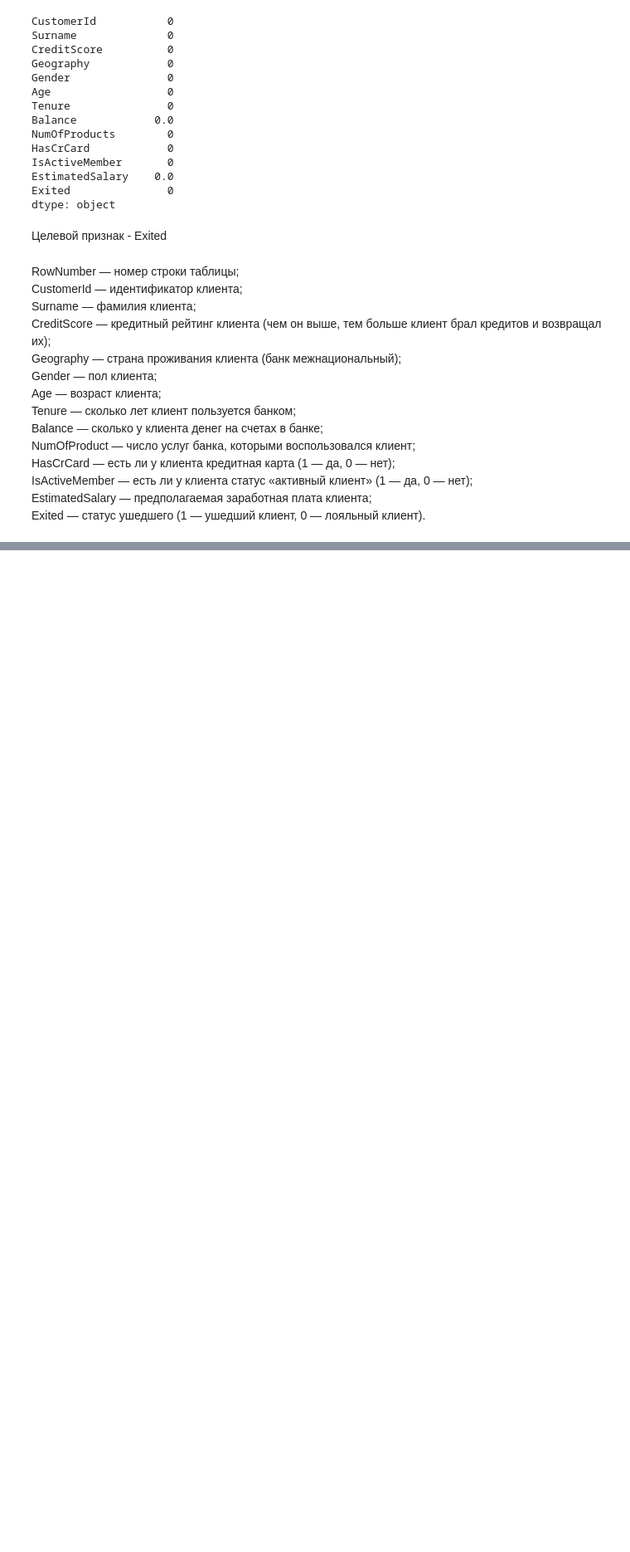
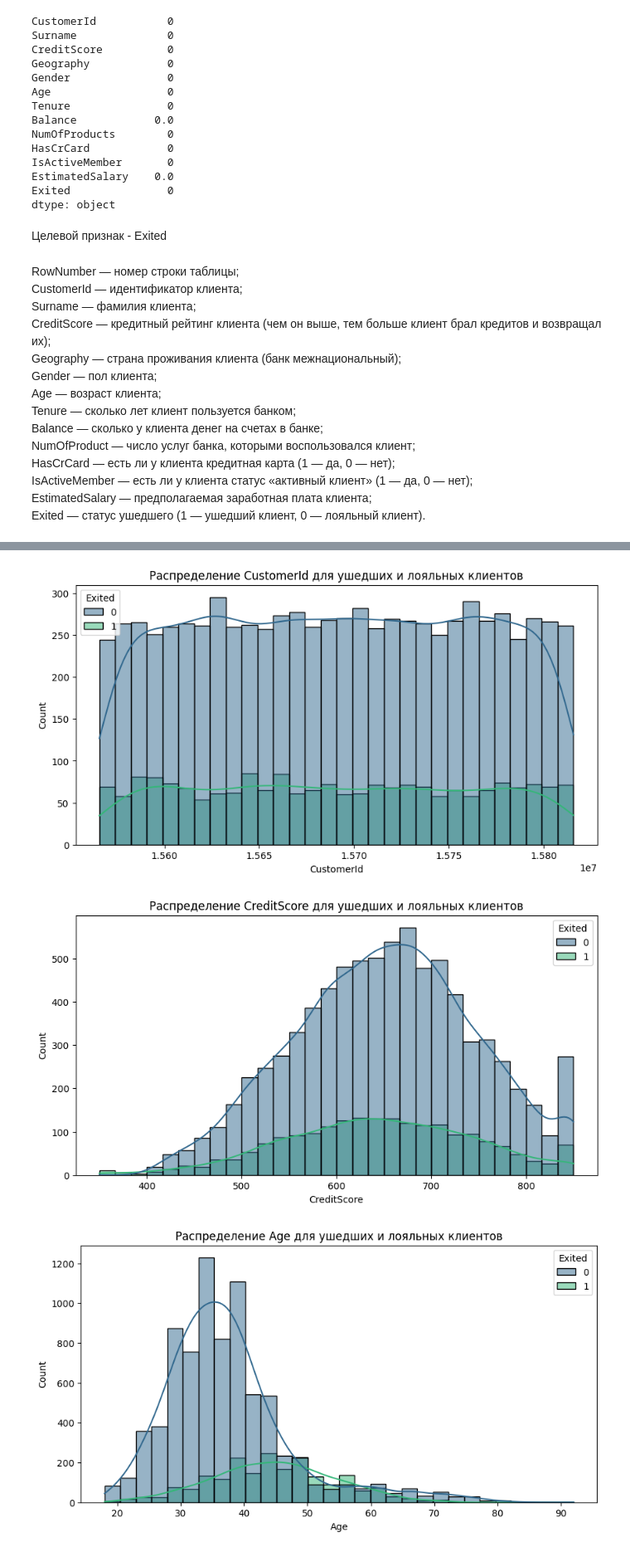
Before and after one commit to UlyanaGru/ml_practice, a Jupyter notebook: ml_practice.ipynb, the cells around one changed output, grey strips where cells are left out. Shown at 83% size. Cells and saved outputs as stored; diff of their text form; code cells hidden in the pictures; blank space fills up the shorter version.

```diff
--- a/ml_practice.ipynb
+++ b/ml_practice.ipynb
@@ -100,0 +108,18 @@ Name: Exited, dtype: int64
+# %%
+# Числовые признаки
+numeric_cols = ['CustomerId', 'CreditScore', 'Age', 'Tenure', 'Balance',
+                'NumOfProducts', 'EstimatedSalary']
+# Категориальные признаки
+cat_cols = ['Surname', 'Geography', 'Gender', 'HasCrCard', 'IsActiveMember']
+# Целевая переменная
+target = 'Exited'
+# %%
+for col in numeric_cols:
+    plt.figure(figsize=(10, 5))
+    sns.histplot(data=churn_data, x=col, hue='Exited', kde=True, bins=30, palette='viridis')
+    plt.title(f'Распределение {col} для ушедших и лояльных клиентов')
+    plt.show()
+# %% [output]
+[figure, added]
+[figure, added]
+[figure, added]
```
Also changed, not shown: parts of 5 cells of this notebook.
